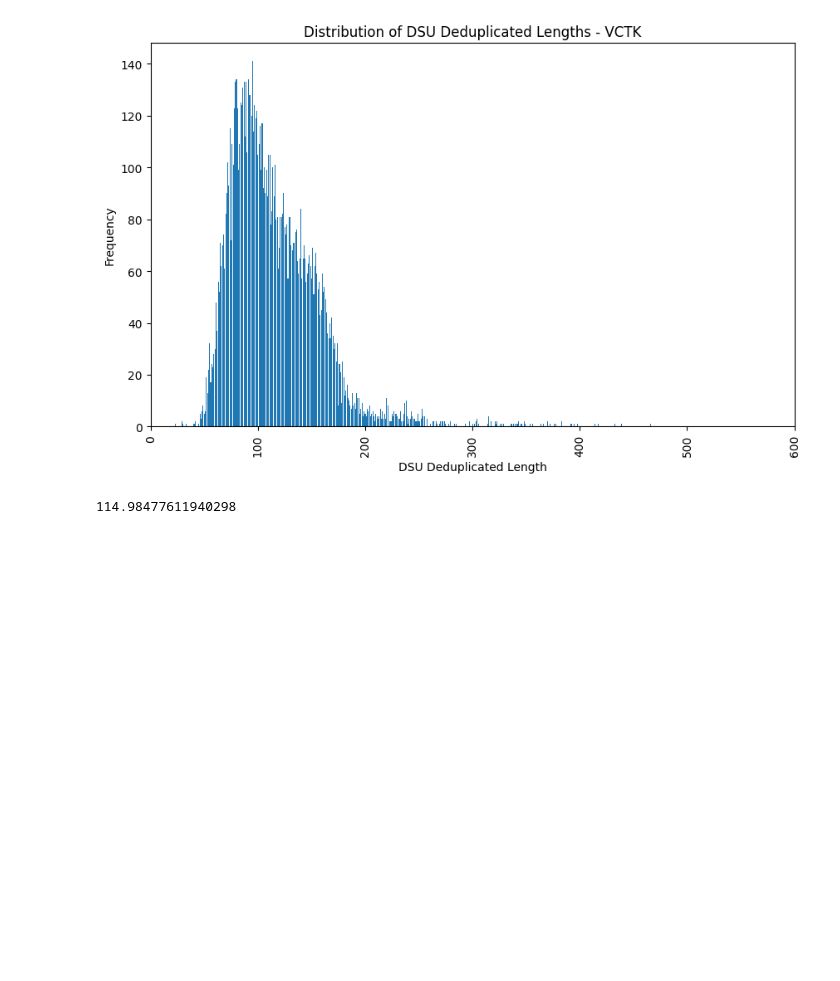
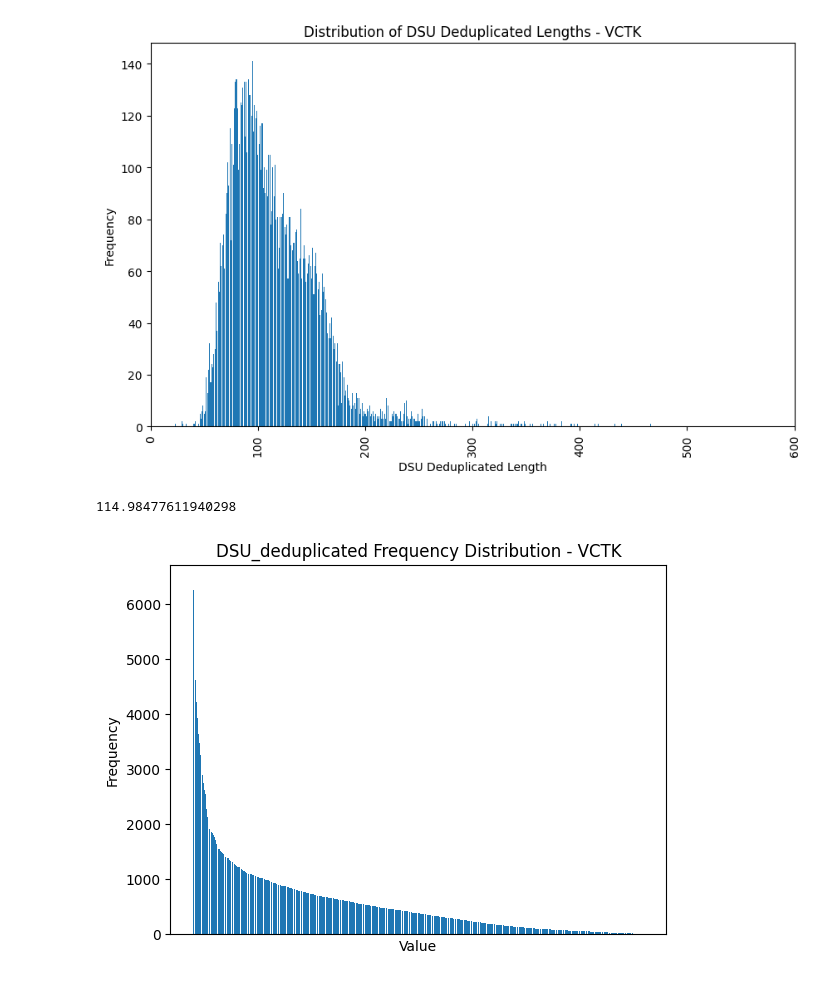
Before and after one commit to Kshitij-Ambilduke/DSU-Speaker-Recognition, a Jupyter notebook: data_exploration.ipynb, the cells around one changed output. Saved outputs shown, nothing was run; the diff lists cells and outputs as text; code cells hidden in the pictures; blank space fills up the shorter version.

```diff
--- a/data_exploration.ipynb
+++ b/data_exploration.ipynb
@@ -235,3 +228,7 @@ plt.show()
 np.mean(vctk_dsu_deduplicated_lengths.values)
 # %% [output]
 114.98477611940298
+# %%
+plot_dsu_frequency_distribution(vctk_data, 'DSU_deduplicated', 'VCTK')
+# %% [output]
+[figure, added]
```
Also changed, not shown: parts of 9 cells of this notebook, 5 other files.
